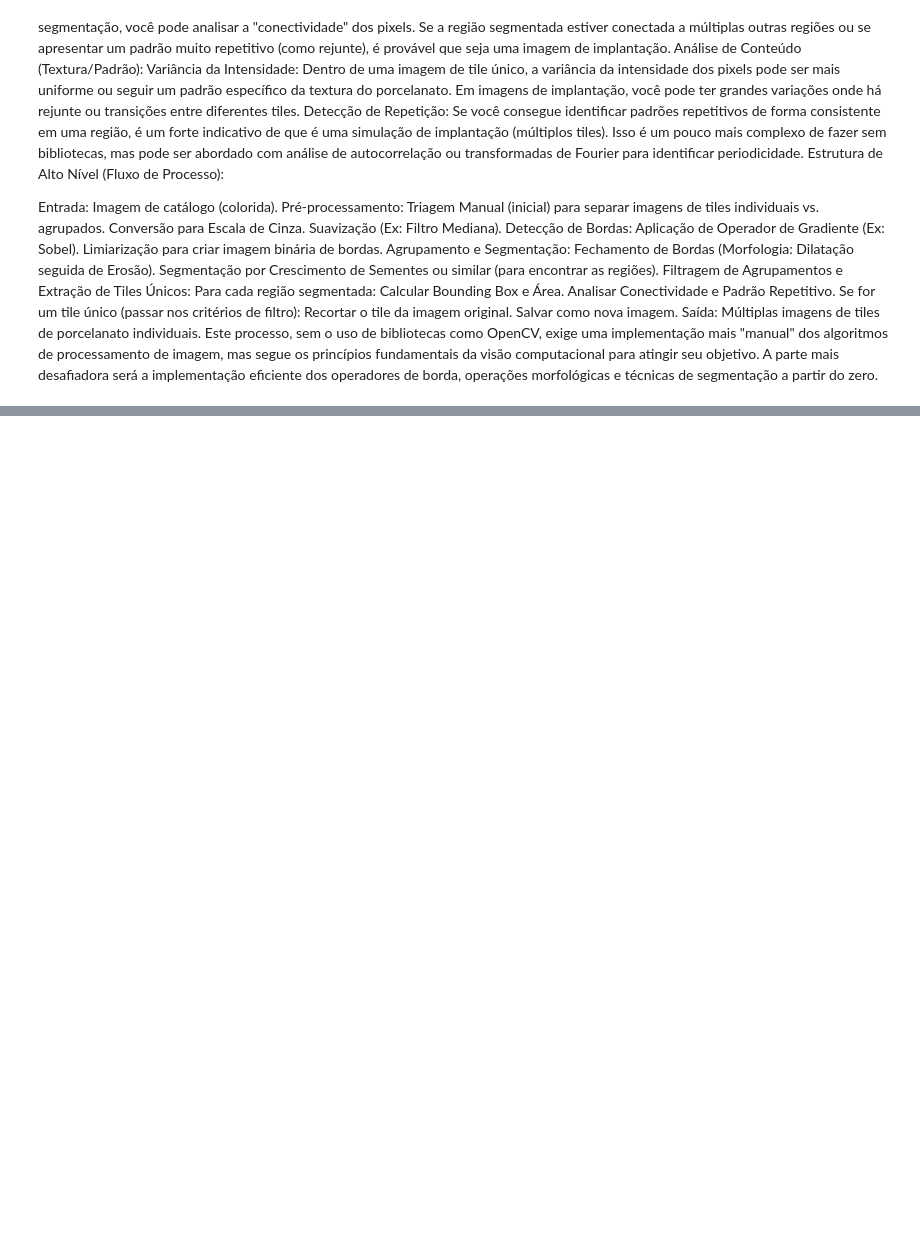
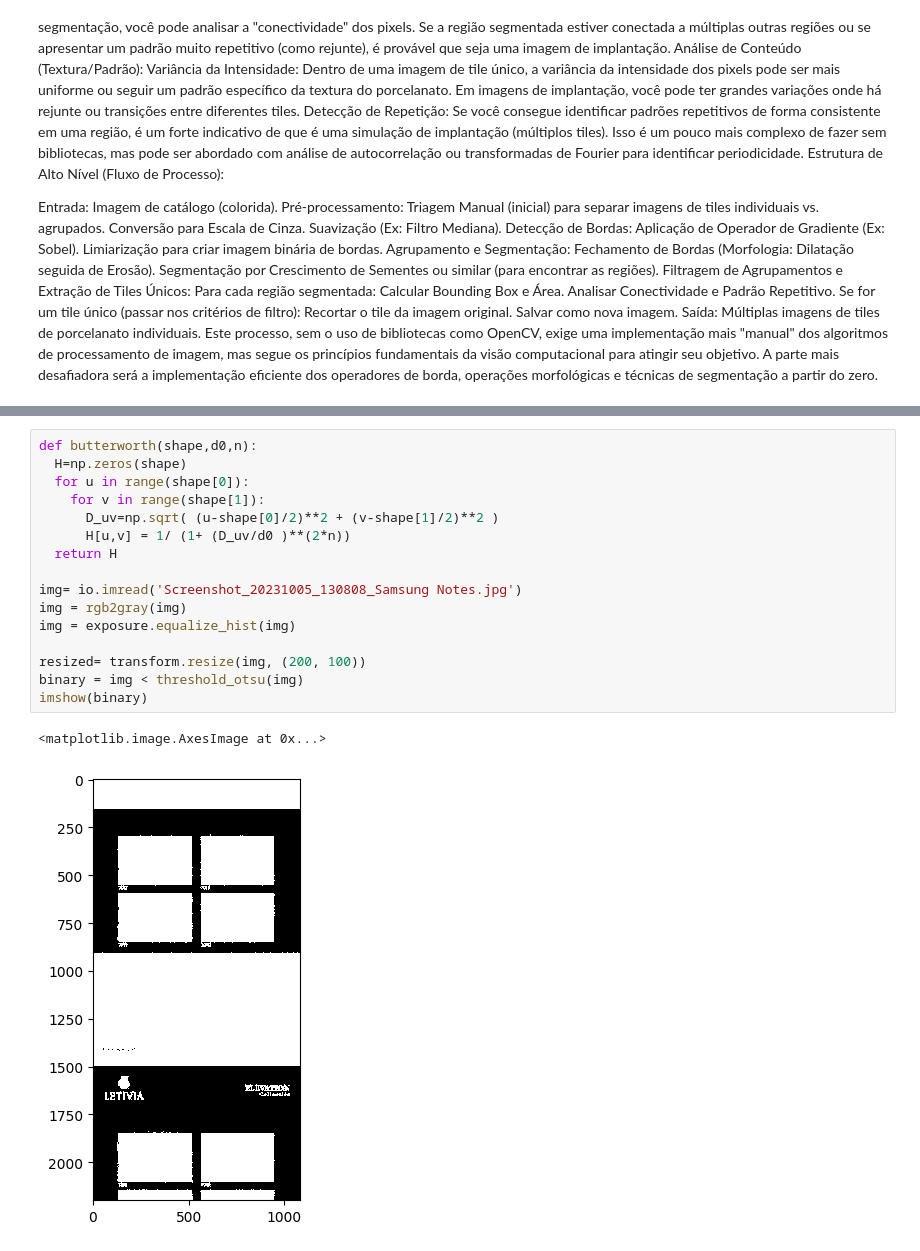
Before and after one commit to Jayzeferino/PDI, a Jupyter notebook: TRabalhoPDI.ipynb, the cells around one changed output, grey strips where cells are left out. Drawn from its saved outputs; the diff is of its cells as text; blank space fills up the shorter version.

```diff
--- a/TRabalhoPDI.ipynb
+++ b/TRabalhoPDI.ipynb
@@ -84,0 +100,19 @@ Este processo, sem o uso de bibliotecas como OpenCV, exige uma implementação m
+# %%
+def butterworth(shape,d0,n):
+  H=np.zeros(shape)
+  for u in range(shape[0]):
+    for v in range(shape[1]):
+      D_uv=np.sqrt( (u-shape[0]/2)**2 + (v-shape[1]/2)**2 )
+      H[u,v] = 1/ (1+ (D_uv/d0 )**(2*n))
+  return H
+
+img= io.imread('Screenshot_20231005_130808_Samsung Notes.jpg')
+img = rgb2gray(img)
+img = exposure.equalize_hist(img)
+
+resized= transform.resize(img, (200, 100))
+binary = img < threshold_otsu(img)
+imshow(binary)
+# %% [output]
+<matplotlib.image.AxesImage at 0x...>
+[figure, added]
```
Also changed, not shown: parts of 5 cells of this notebook.
